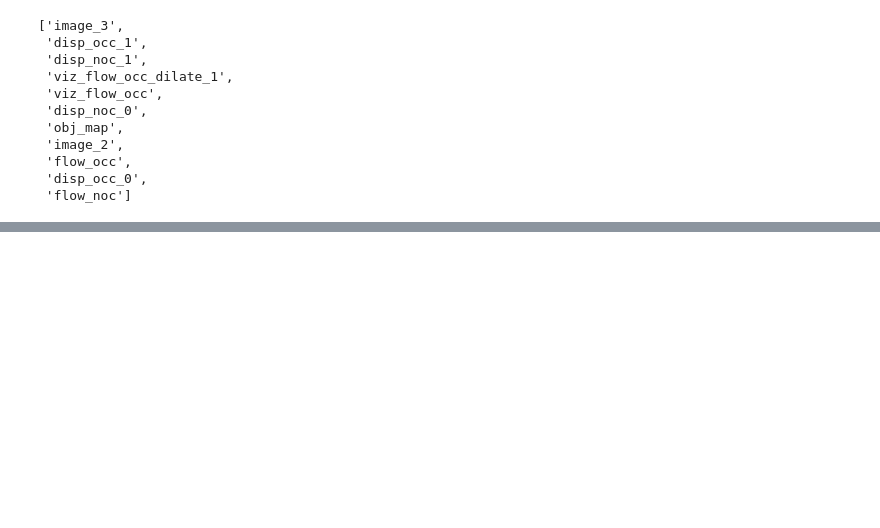
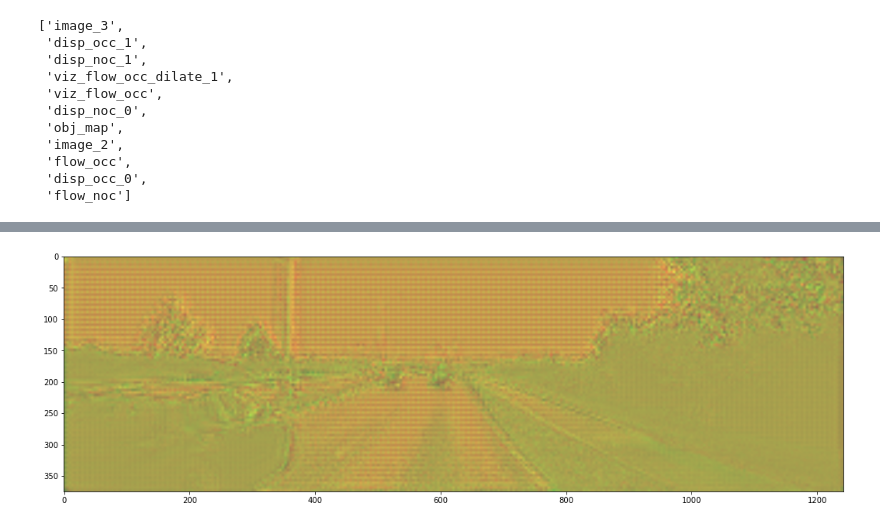
Before and after one commit to SENEMISIK/Deep-Learning-for-Computer-Vision, a Jupyter notebook: Data_Handler.ipynb, the cells around one changed output, grey strips where cells are left out. Drawn from its saved outputs; the diff is of its cells as text; code cells hidden in the pictures; blank space fills up the shorter version.

```diff
--- a/Data_Handler.ipynb
+++ b/Data_Handler.ipynb
@@ -100,5 +109,11 @@ if torch.cuda.is_available():
 # %%
+losses = []
+
 for epoch in range(epochs):
+
+    print("Epoch", str(epoch) + ": ", end="")
+    epoch_loss = 0.0
+
     for i, (image, label) in enumerate(dataloader):
         image = image.to(device)
         label = label.to(device)
@@ -110,7 +125,12 @@ for epoch in range(epochs):
         outputs = [torch.nn.functional.interpolate(outputs[0], (h,w)), *outputs[1:]]
 
         # loss = loss_fn(outputs, label)
-        loss = multiscaleEPE(outputs, label)
+        loss = multiscaleEPE(outputs, label, sparse=True)
         loss.backward()
         optimizer.step()
+
+        epoch_loss += loss.item()
+
+    print("Loss:", epoch_loss)
+    losses.append(epoch_loss)
 # %% [output]
@@ -118,0 +147,22 @@ RuntimeError: The size of tensor a (3) must match the size of tensor b (2) at no
+# %%
+def show_prediction():
+    viz_loader = torch.utils.data.DataLoader(dataset, batch_size=1, shuffle=True)
+    batch = next(iter(viz_loader))
+    tensor = batch[0]
+    label = batch[1]
+    model.eval()
+    out = model(tensor.to(device))
+    output = torch.nn.functional.interpolate(out, size=label.shape[-2:], mode="bilinear", align_corners=False)
+    output = output.squeeze()
+    label = label.squeeze()
+    prediction = np.concatenate((output.detach().cpu().numpy(), np.zeros([1] + list(output.shape[-2:]))), axis=0)
+    label = np.concatenate((label.detach().cpu().numpy(), np.zeros([1] + list(output.shape[-2:]))), axis=0)
+    img = torch.split(tensor,3, dim=1)[0].squeeze()
+
+    plt.figure(figsize=(18, 18))
+    plt.imshow(np.transpose(prediction, (1, 2, 0)), alpha=0.7)
+    #plt.imshow(np.transpose(img, (1, 2, 0)), alpha=0.3)
+# %%
+show_prediction()
+# %% [output]
+[figure, added]
```
Also changed, not shown: parts of 17 cells of this notebook, 2 other files.
